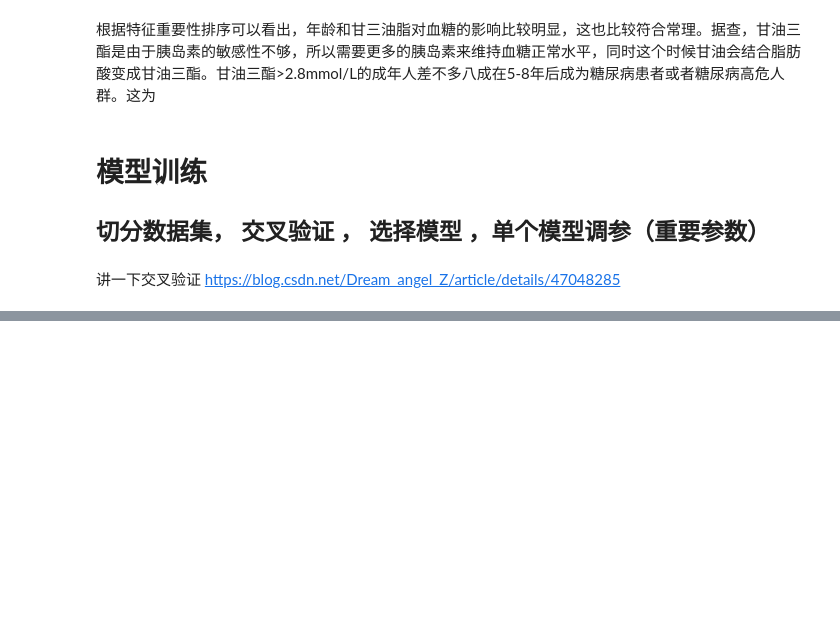
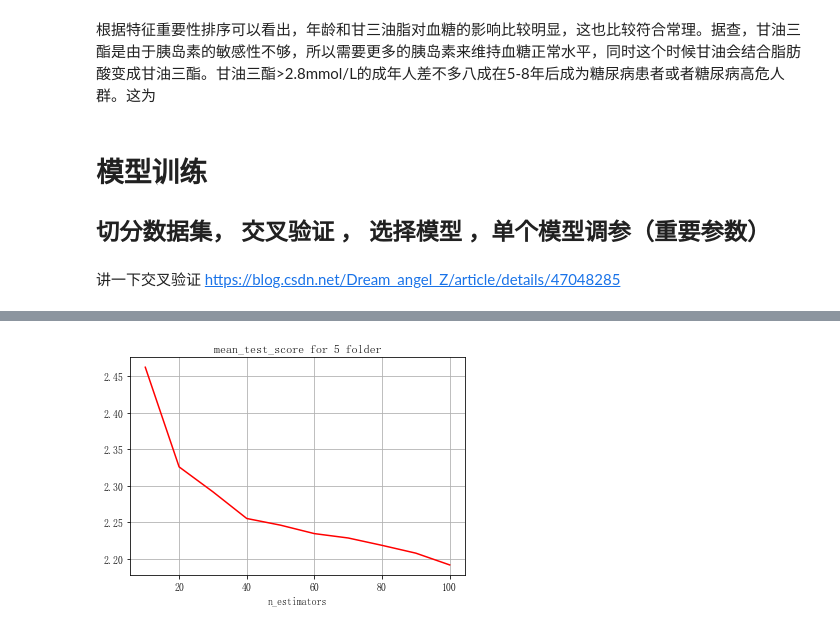
Before and after one commit to dapaohou/-, a Jupyter notebook: src/feature project.ipynb, the cells around one changed output, grey strips where cells are left out. Saved outputs shown, nothing was run; the diff lists cells and outputs as text; code cells hidden in the pictures; blank space fills up the shorter version.

```diff
--- a/src/feature project.ipynb
+++ b/src/feature project.ipynb
@@ -238,0 +255,17 @@ RandomForestRegressor(bootstrap=True, criterion='mse', max_depth=None,
+# %%
+mean_train_score = pd_grid_cv['mean_train_score']
+mean_test_score = pd_grid_cv['mean_test_score']
+n_estimators = range(10,101,10)
+# plt.subplot(121)
+# plt.xlabel('n_estimators')
+# plt.title('mean_train_score for 5 folder')
+# plt.plot(n_estimators, - mean_train_score, 'b')
+# plt.grid()
+# plt.subplot(122)
+plt.xlabel('n_estimators')
+plt.title('mean_test_score for 5 folder')
+plt.grid()
+plt.plot(n_estimators, - mean_test_score, 'r')
+plt.show()
+# %% [output]
+[figure, added]
```
Also changed, not shown: parts of 14 cells of this notebook, 5 other files.
